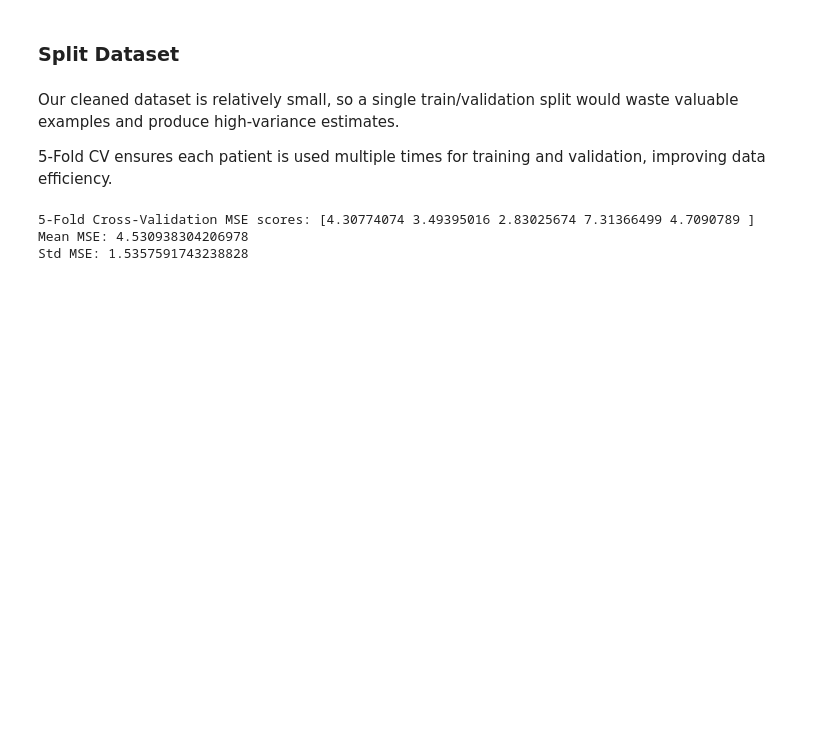
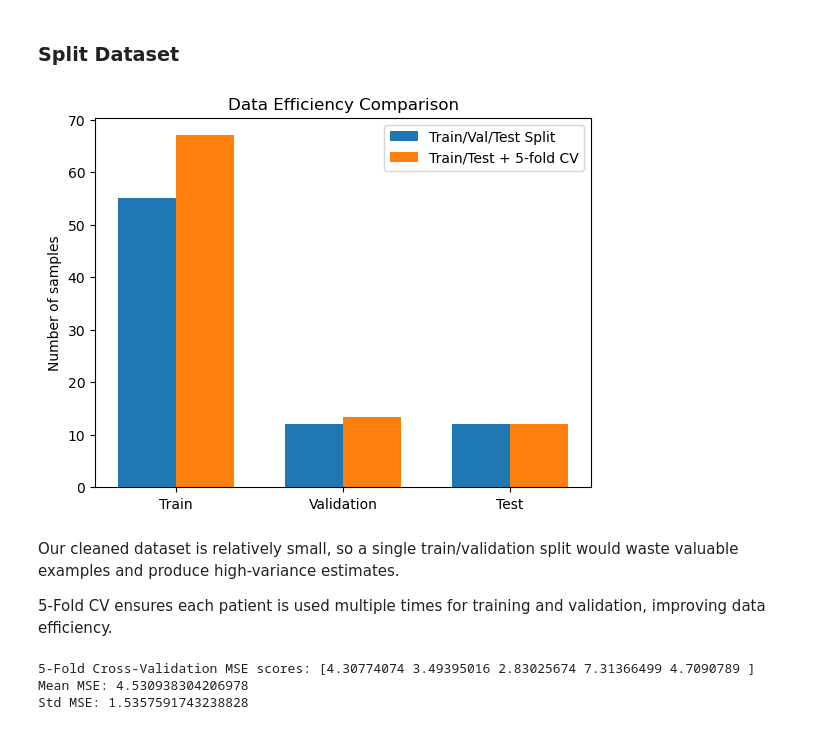
Before and after one commit to bencastello/Machine-Learning-Assignment-2, a Jupyter notebook: ml_assignment_2.ipynb, the cells around one changed output. Drawn from its saved outputs; the diff is of its cells as text; code cells hidden in the pictures; blank space fills up the shorter version.

```diff
--- a/ml_assignment_2.ipynb
+++ b/ml_assignment_2.ipynb
@@ -160,0 +181,6 @@ First 5 survival times: [4.2 2.3 2.6 6.4 4.1]
+# %%
+# Creating the feature matrix X and target vector y (survival time)= removing ID column and SurvivalTime column
+X = df2.drop(columns=['Unnamed: 0', 'SurvivalTime']).to_numpy()
+
+# The target variable is in column 5 (Survival Time).
+y = df2['SurvivalTime'].to_numpy()  # ou df2.SurvivalTime
@@ -161,5 +254,52 @@ First 5 survival times: [4.2 2.3 2.6 6.4 4.1]
 # %% [markdown]
 ### Split Dataset
+# %%
+# === Method A: Train / Validation / Test Split ===
+# Split into train (70%) and temp (30%)
+X_train, X_temp, y_train, y_temp = train_test_split(X, y, test_size=0.3, random_state=42)
+
+# Split temp into validation (50% of temp = 15% total) and test (15% total)
+X_val, X_test, y_val, y_test = train_test_split(X_temp, y_temp, test_size=0.5, random_state=42)
+
+# === Method B: Train / Test + 5-fold CV ===
+# Split into train (85%) and test (15%) to match method A
+X_train_cv, X_test_cv, y_train_cv, y_test_cv = train_test_split(X, y, test_size=0.15, random_state=42)
+
+# Create 5-fold CV on training set
+kf = KFold(n_splits=5, shuffle=True, random_state=42)
+
+# Calculate average validation fold size
+avg_val_fold_size = np.mean([len(val_index) for train_index, val_index in kf.split(X_train_cv)])
+
+# Data sizes for plotting
+train_val_test = [X_train.shape[0], X_val.shape[0], X_test.shape[0]]
+train_test_cv_train = [X_train_cv.shape[0], avg_val_fold_size, X_test_cv.shape[0]]
+
+# Labels
+labels = ['Train', 'Validation', 'Test']
+
+# Plot
+x = np.arange(len(labels))
+width = 0.35
+
+fig, ax = plt.subplots()
+rects1 = ax.bar(x - width/2, train_val_test, width, label='Train/Val/Test Split')
+rects2 = ax.bar(x + width/2, train_test_cv_train, width, label='Train/Test + 5-fold CV')
+
+ax.set_ylabel('Number of samples')
+ax.set_title('Data Efficiency Comparison')
+ax.set_xticks(x)
+ax.set_xticklabels(labels)
+ax.legend()
+
+plt.show()
+
+
+#With the test set fixed at 15%, the 5-fold cross-validation method makes more efficient use of the remaining 85% of the dataset,
+# because each sample participates in training multiple times across folds. This increases data efficiency compared to the
+# fixed Train/Validation/Test split, where part of the data is reserved for a single validation set.
+# %% [output]
+[figure, added]
 # %% [markdown]
 Our cleaned dataset is relatively small, so a single train/validation split would waste valuable examples and produce high-variance estimates.
 
```
Also changed, not shown: parts of 18 cells of this notebook.
